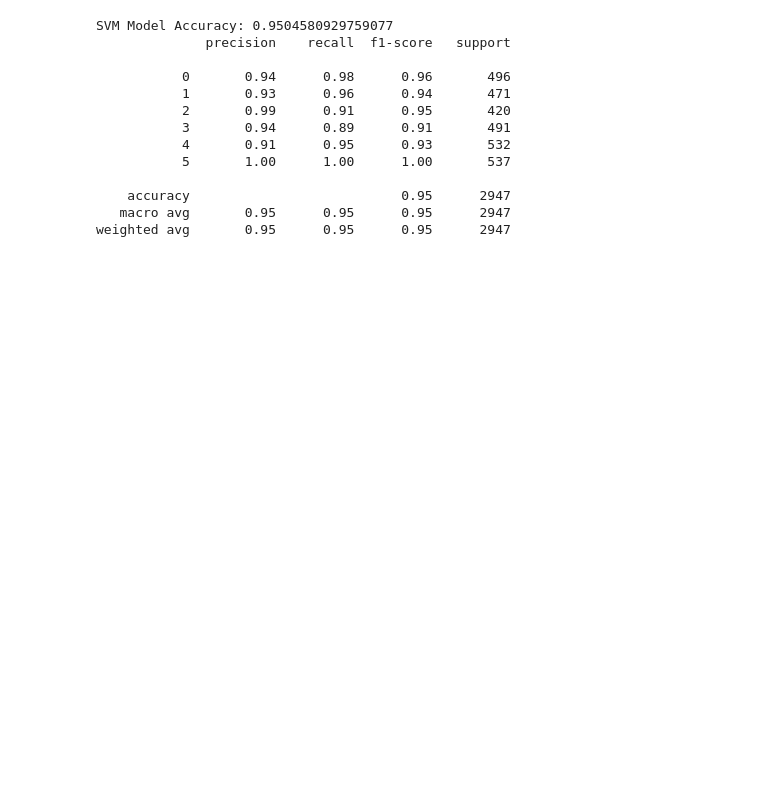
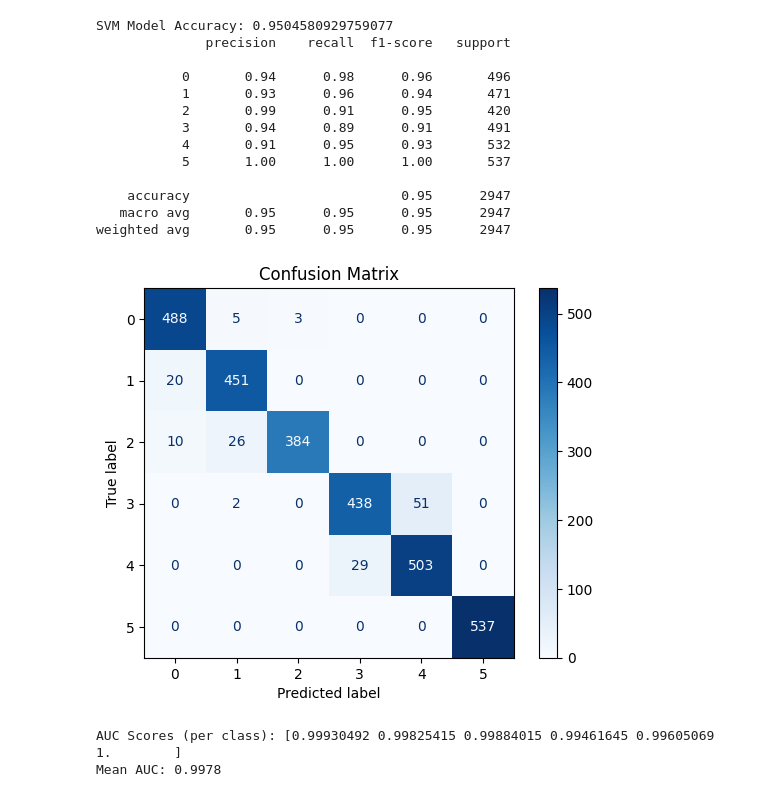
Before and after one commit to tanzhanbo/DATASCI415_Project, a Jupyter notebook: run.ipynb, the cells around one changed output. Drawn from its saved outputs; the diff is of its cells as text; code cells hidden in the pictures; blank space fills up the shorter version.

```diff
--- a/run.ipynb
+++ b/run.ipynb
@@ -114,25 +239,32 @@ weighted avg       0.92      0.89      0.88      2947
 # %%
-def train_svm_model(X_train, y_train, X_test, y_test):
-    svm_model = SVC(kernel='rbf', C=1.0)
-    svm_model.fit(X_train, y_train)
-    svm_preds = svm_model.predict(X_test)
+def sklearn_svm_model(X_train, y_train, X_test, y_test):
+    sk_SVM_model = SVC(kernel='rbf', C=1.0, probability=True)
+    sk_SVM_model.fit(X_train, y_train)
+    sk_SVM_preds = sk_SVM_model.predict(X_test)
+    sk_SVM_probs = sk_SVM_model.predict_proba(X_test)
 
-    print("SVM Model Accuracy:", accuracy_score(y_test, svm_preds))
-    print(classification_report(y_test, svm_preds))
-    return svm_model
+    print("SVM Model Accuracy:", accuracy_score(y_test, sk_SVM_preds))
+    print(classification_report(y_test, sk_SVM_preds))
 
-svm_model = train_svm_model(X_train, y_train, X_test, y_test)
+    plot_confusion_matrix(y_test, sk_SVM_preds)
+    plot_AUC(y_test, sk_SVM_probs)
+    return sk_SVM_model
+
+sk_SVM_model = sklearn_svm_model(X_train, y_train, X_test, y_test)
 # %% [output]
 SVM Model Accuracy: 0.9504580929759077
               precision    recall  f1-score   support
 
            0       0.94      0.98      0.96       496
            1       0.93      0.96      0.94       471
            2       0.99      0.91      0.95       420
            3       0.94      0.89      0.91       491
            4       0.91      0.95      0.93       532
            5       1.00      1.00      1.00       537
 
     accuracy                           0.95      2947
    macro avg       0.95      0.95      0.95      2947
 weighted avg       0.95      0.95      0.95      2947
+[figure, added]
+AUC Scores (per class): [0.99930492 0.99825415 0.99884015 0.99461645 0.99605069 1.        ]
+Mean AUC: 0.9978
```
Also changed, not shown: parts of 7 cells of this notebook.
